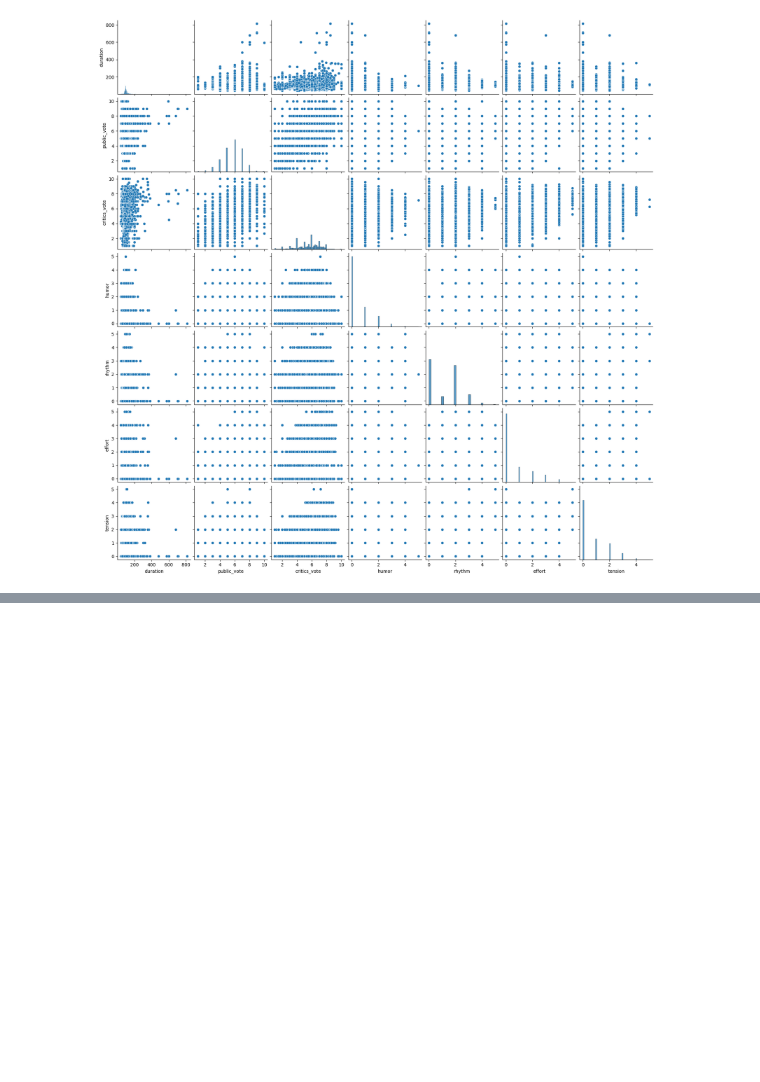
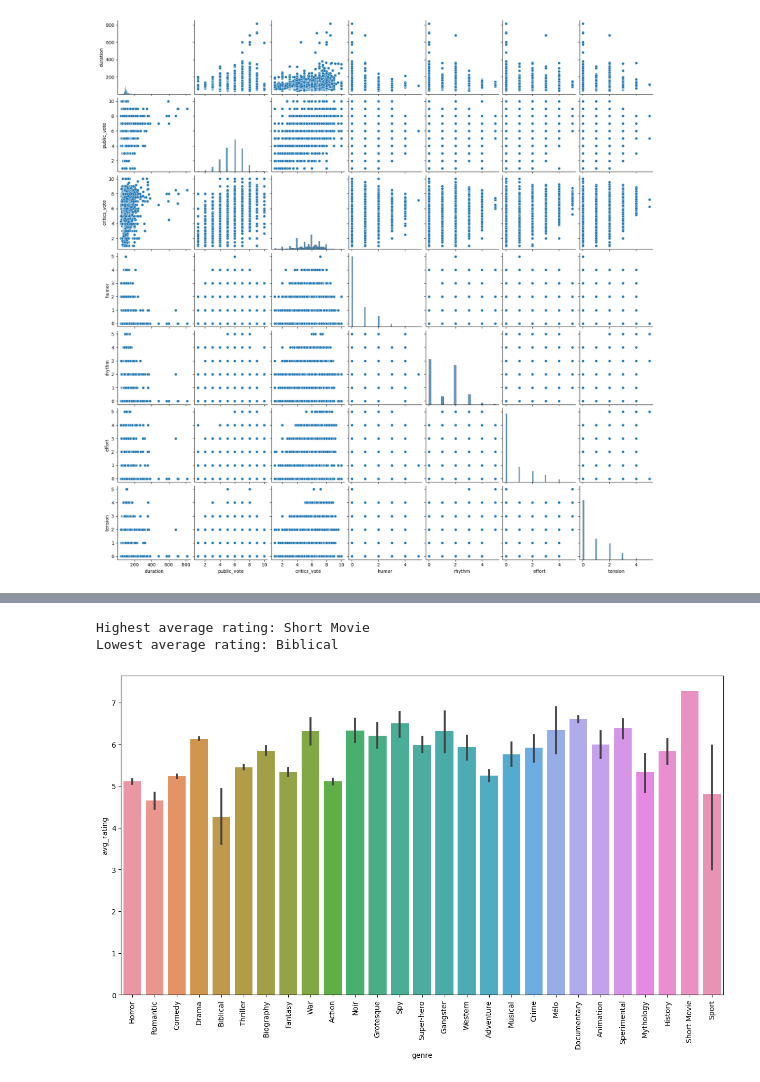
Before and after one commit to vaibhavg310/Box-Office-Breakdown, a Jupyter notebook: code.ipynb, the cells around one changed output, grey strips where cells are left out. Drawn from its saved outputs; the diff is of its cells as text; code cells hidden in the pictures; blank space fills up the shorter version.

```diff
--- a/code.ipynb
+++ b/code.ipynb
@@ -132,0 +173,4 @@ plt.show()
+# %%
+# Create a Column with avg_rating as average of avg_vote, critics_vote and public_vote
+df['avg_rating'] = (df['avg_vote'] + df['critics_vote'] + df['public_vote'])/3
+df['avg_rating'].describe()
@@ -132,0 +187,17 @@ plt.show()
+# %%
+# Calculate the average rating of each genre
+df.groupby('genre')['avg_rating'].mean()
+# Calculate which genre has the highest average rating and which has the lowest
+print("Highest average rating:", df.groupby('genre')['avg_rating'].mean().idxmax())
+print("Lowest average rating:", df.groupby('genre')['avg_rating'].mean().idxmin())
+# %% [output]
+Highest average rating: Short Movie
+Lowest average rating: Biblical
+# %%
+# Plot a barplot to show the average rating of each genre and represent the x values as vertical
+plt.figure(figsize=(15, 8))
+sns.barplot(x='genre', y='avg_rating', data=df)
+plt.xticks(rotation=90)
+plt.show()
+# %% [output]
+[figure, added]
```
Also changed, not shown: parts of 11 cells of this notebook, 1 other file.
